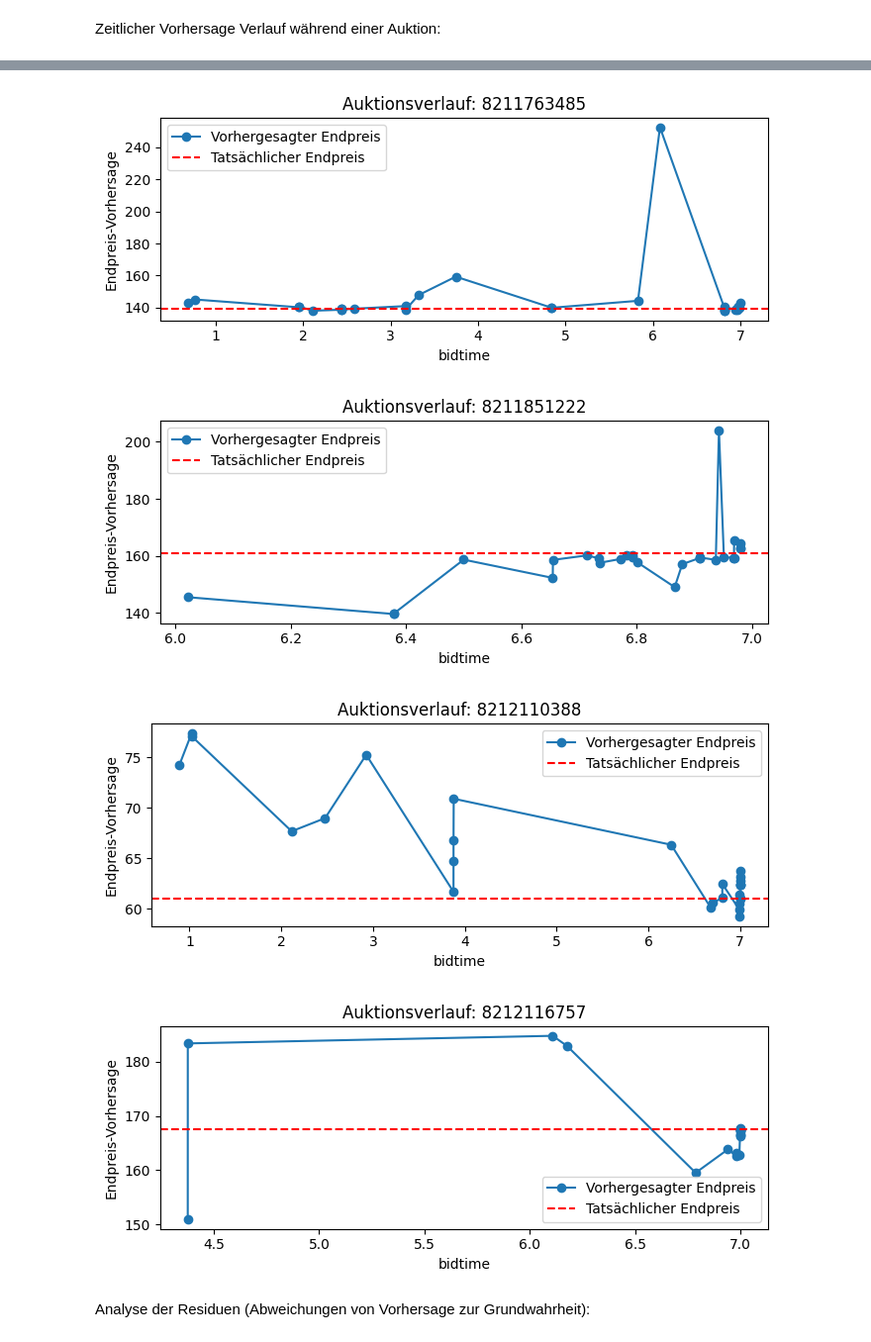
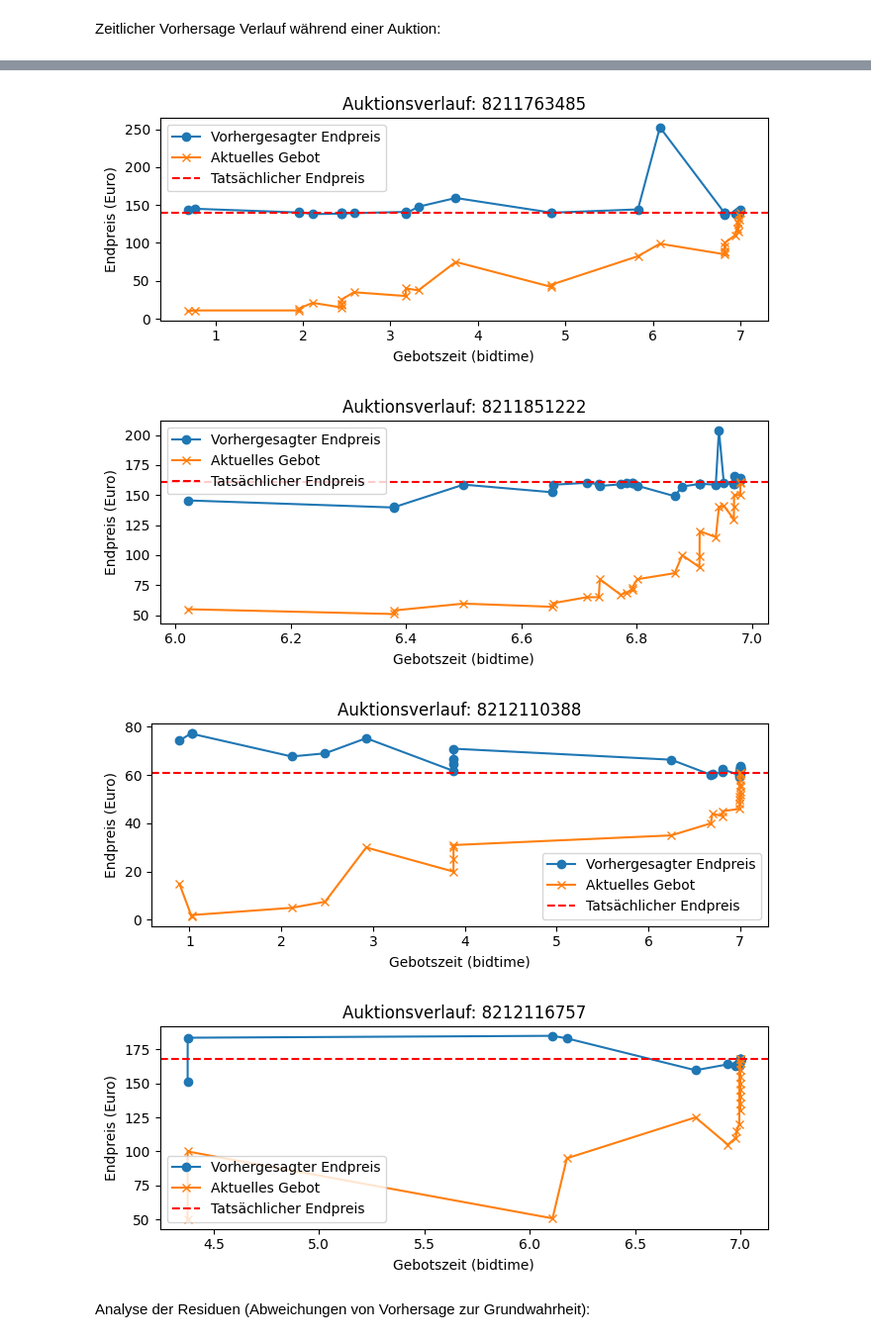
Before and after one commit to Hendrik-Stolzke/XBOX-Auction-ML, a Jupyter notebook: ML-Auction_Hendrik_Stolzke.ipynb, the cells around one changed output, grey strips where cells are left out. Shown at 99% size. Saved outputs shown, nothing was run; the diff lists cells and outputs as text; code cells hidden in the pictures.

```diff
--- a/ML-Auction_Hendrik_Stolzke.ipynb
+++ b/ML-Auction_Hendrik_Stolzke.ipynb
@@ -254,0 +306,6 @@ RandomForestRegressor(random_state=42)
+# %%
+import joblib
+
+# Modell aus der .pkl-Datei laden
+model = joblib.load('rf_model.pkl')
+model
@@ -336,9 +395,10 @@ for auction_id_example in features["auctionid"].unique()[:5]:  # Beispiel für d
 
     plt.figure(figsize=(7,3))
     plt.plot(auction_data["bidtime"], y_example_pred, marker="o", label="Vorhergesagter Endpreis")
+    plt.plot(auction_data["bidtime"], auction_data["bid"], marker="x",label="Aktuelles Gebot")
     plt.axhline(auction_data["price"].iloc[0], color="r", linestyle="--", label="Tatsächlicher Endpreis")
-    plt.xlabel("bidtime")
-    plt.ylabel("Endpreis-Vorhersage")
+    plt.xlabel("Gebotszeit (bidtime)")
+    plt.ylabel("Endpreis (Euro)")
     plt.title(f"Auktionsverlauf: {auction_id_example}")
     plt.legend()
     plt.tight_layout()
@@ -348,7 +408,7 @@ for auction_id_example in features["auctionid"].unique()[:5]:  # Beispiel für d
-[figure, old version]
+[figure, new version]
-[figure, old version]
+[figure, new version]
-[figure, old version]
+[figure, new version]
-[figure, old version]
+[figure, new version]
 # %% [markdown]
 Analyse der Residuen (Abweichungen von Vorhersage zur Grundwahrheit):
 # %%
```
Also changed, not shown: parts of 11 cells of this notebook, 4 other files.
